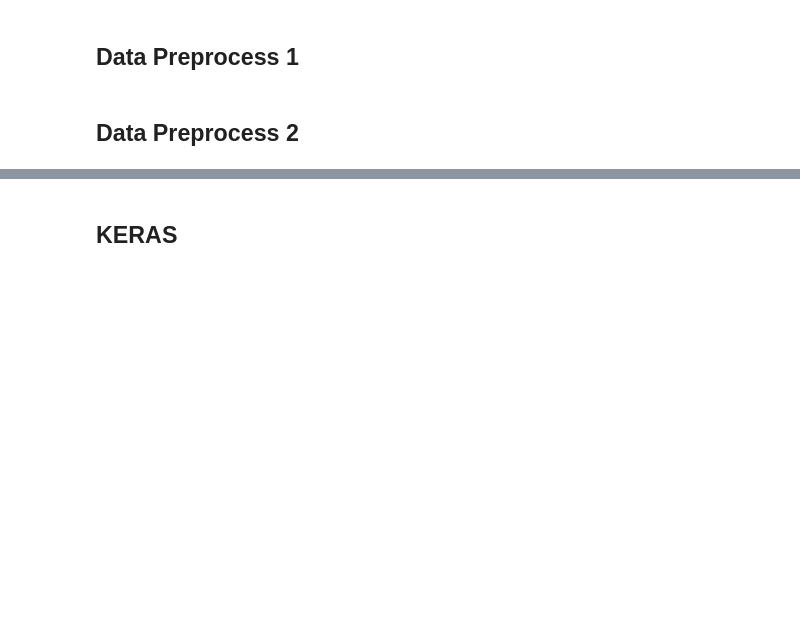
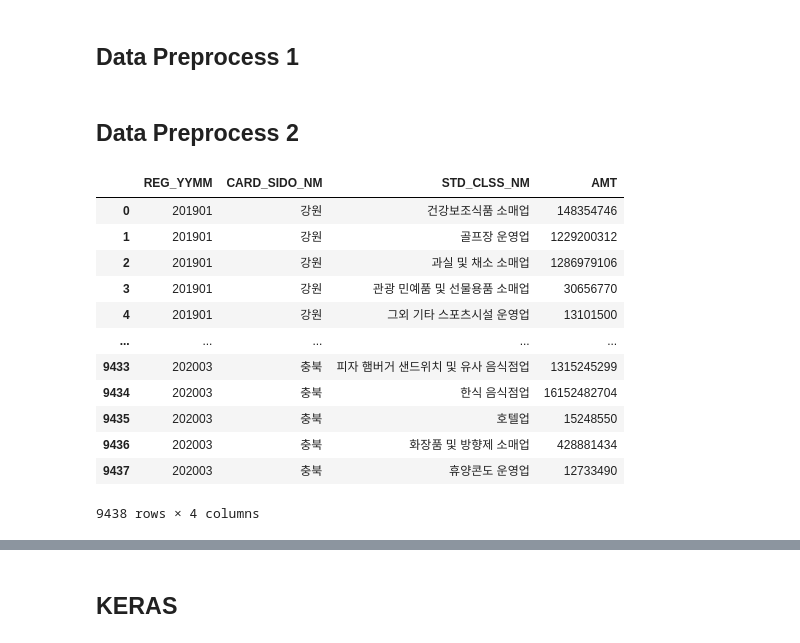
Before and after one commit to madfalc0n/Dacon_AI, a Jupyter notebook: DACON_제주_신용카드_빅데이터_경진대회/test.ipynb, the cells around one changed output, grey strips where cells are left out. Drawn from its saved outputs; the diff is of its cells as text; code cells hidden in the pictures; blank space fills up the shorter version.

```diff
--- a/DACON_제주_신용카드_빅데이터_경진대회/test.ipynb
+++ b/DACON_제주_신용카드_빅데이터_경진대회/test.ipynb
@@ -52,6 +52,22 @@ Python 3.7.6
 ## Data Preprocess 2
 # %%
 group_df = pd.read_csv('data/group_myoung.csv')
+# %%
+group_df
+# %% [output]
+|  | REG_YYMM | CARD_SIDO_NM | STD_CLSS_NM | AMT |
+| 0 | 201901 | 강원 | 건강보조식품 소매업 | 148354746 |
+| 1 | 201901 | 강원 | 골프장 운영업 | 1229200312 |
+| 2 | 201901 | 강원 | 과실 및 채소 소매업 | 1286979106 |
+| 3 | 201901 | 강원 | 관광 민예품 및 선물용품 소매업 | 30656770 |
+| 4 | 201901 | 강원 | 그외 기타 스포츠시설 운영업 | 13101500 |
+| ... | ... | ... | ... | ... |
+| 9433 | 202003 | 충북 | 피자 햄버거 샌드위치 및 유사 음식점업 | 1315245299 |
+| 9434 | 202003 | 충북 | 한식 음식점업 | 16152482704 |
+| 9435 | 202003 | 충북 | 호텔업 | 15248550 |
+| 9436 | 202003 | 충북 | 화장품 및 방향제 소매업 | 428881434 |
+| 9437 | 202003 | 충북 | 휴양콘도 운영업 | 12733490 |
+9438 rows × 4 columns
 # %%
 CARD_SIDO_NM_list = list(group_df['CARD_SIDO_NM'].unique())
 STD_CLSS_NM_list =  list(group_df['STD_CLSS_NM'].unique())
```
Also changed, not shown: parts of 15 cells of this notebook, 1 other file.
